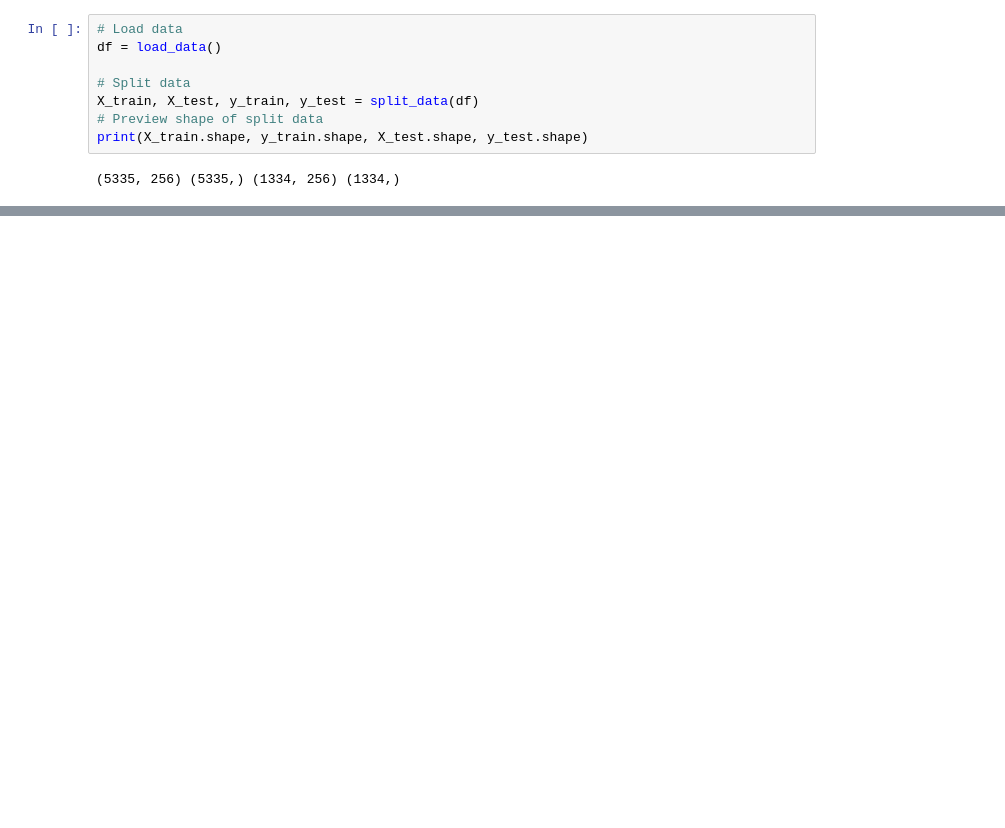
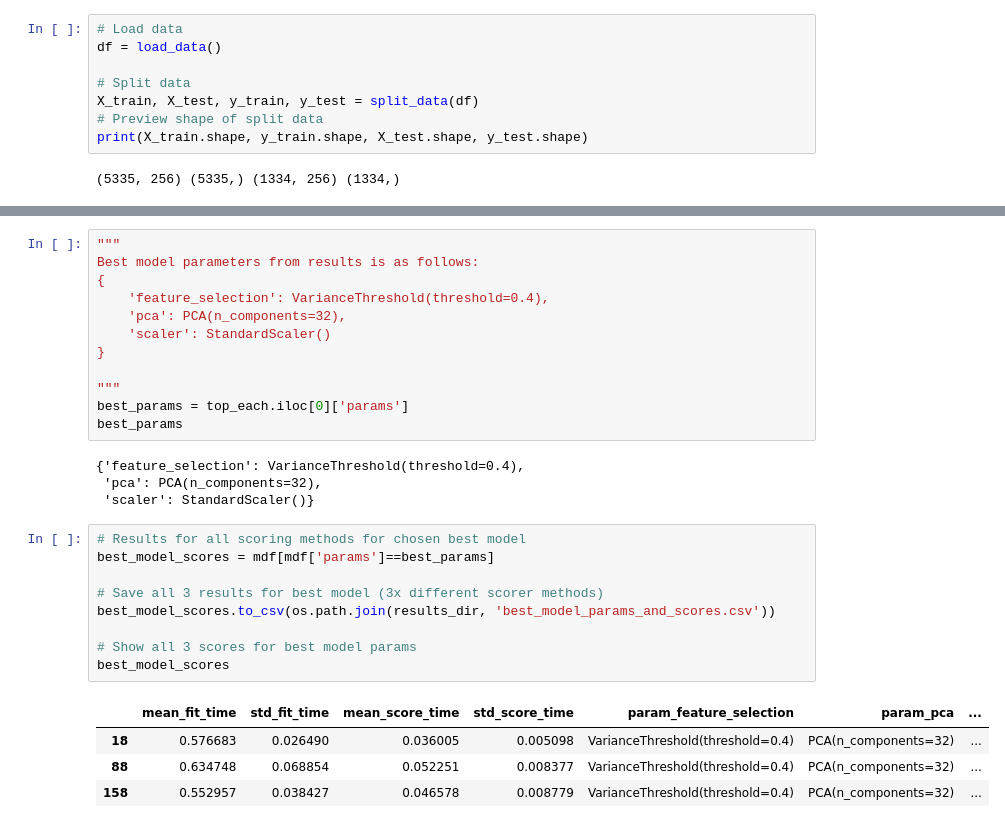
Before and after one commit to Cristian-Leyva/CSE546-FinalProject, a Jupyter notebook: naive_bayes_01.ipynb, the cells around one changed output, grey strips where cells are left out. Drawn from its saved outputs; the diff is of its cells as text; blank space fills up the shorter version.

```diff
--- a/naive_bayes_01.ipynb
+++ b/naive_bayes_01.ipynb
@@ -22,0 +177,30 @@ print(X_train.shape, y_train.shape, X_test.shape, y_test.shape)
+# %%
+"""
+Best model parameters from results is as follows:
+{
+    'feature_selection': VarianceThreshold(threshold=0.4),
+    'pca': PCA(n_components=32),
+    'scaler': StandardScaler()
+}
+
+"""
+best_params = top_each.iloc[0]['params']
+best_params
+# %% [output]
+{'feature_selection': VarianceThreshold(threshold=0.4),
+ 'pca': PCA(n_components=32),
+ 'scaler': StandardScaler()}
+# %%
+# Results for all scoring methods for chosen best model
+best_model_scores = mdf[mdf['params']==best_params]
+
+# Save all 3 results for best model (3x different scorer methods)
+best_model_scores.to_csv(os.path.join(results_dir, 'best_model_params_and_scores.csv'))
+
+# Show all 3 scores for best model params
+best_model_scores
+# %% [output]
+|  | mean_fit_time | std_fit_time | mean_score_time | std_score_time | param_feature_selection | param_pca | ... |
+| 18 | 0.576683 | 0.026490 | 0.036005 | 0.005098 | VarianceThreshold(threshold=0.4) | PCA(n_components=32) | ... |
+| 88 | 0.634748 | 0.068854 | 0.052251 | 0.008377 | VarianceThreshold(threshold=0.4) | PCA(n_components=32) | ... |
+| 158 | 0.552957 | 0.038427 | 0.046578 | 0.008779 | VarianceThreshold(threshold=0.4) | PCA(n_components=32) | ... |
```
Also changed, not shown: parts of 12 cells of this notebook, 5 other files.
